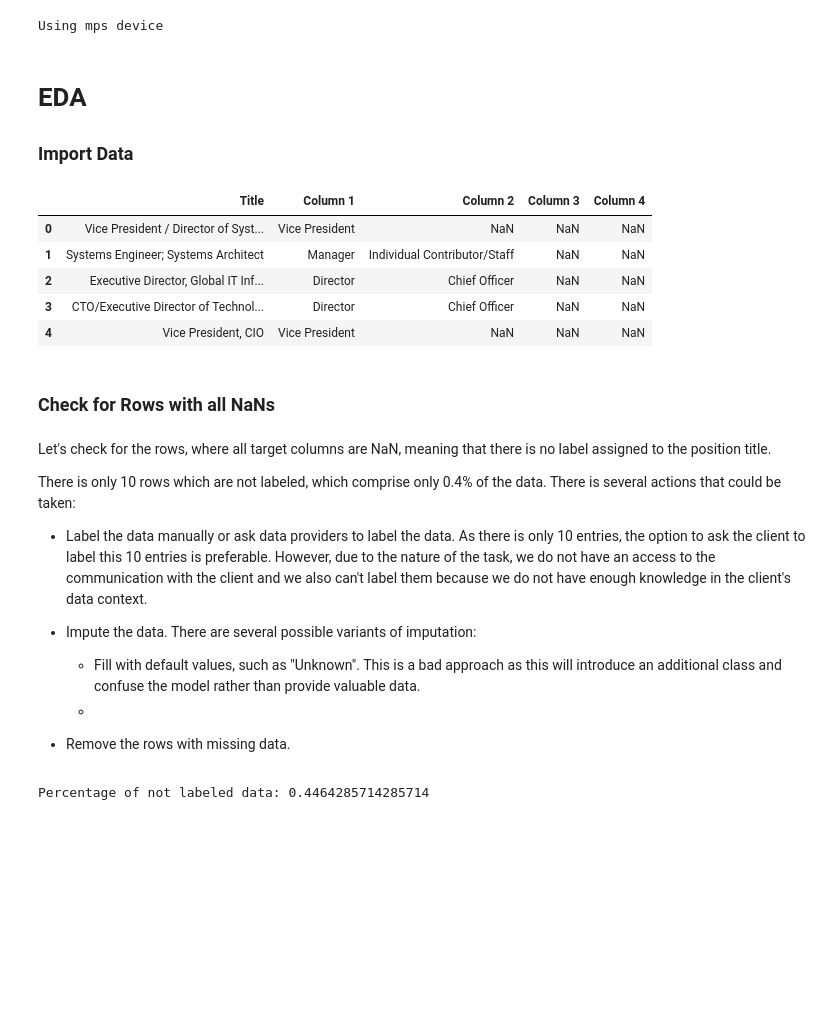
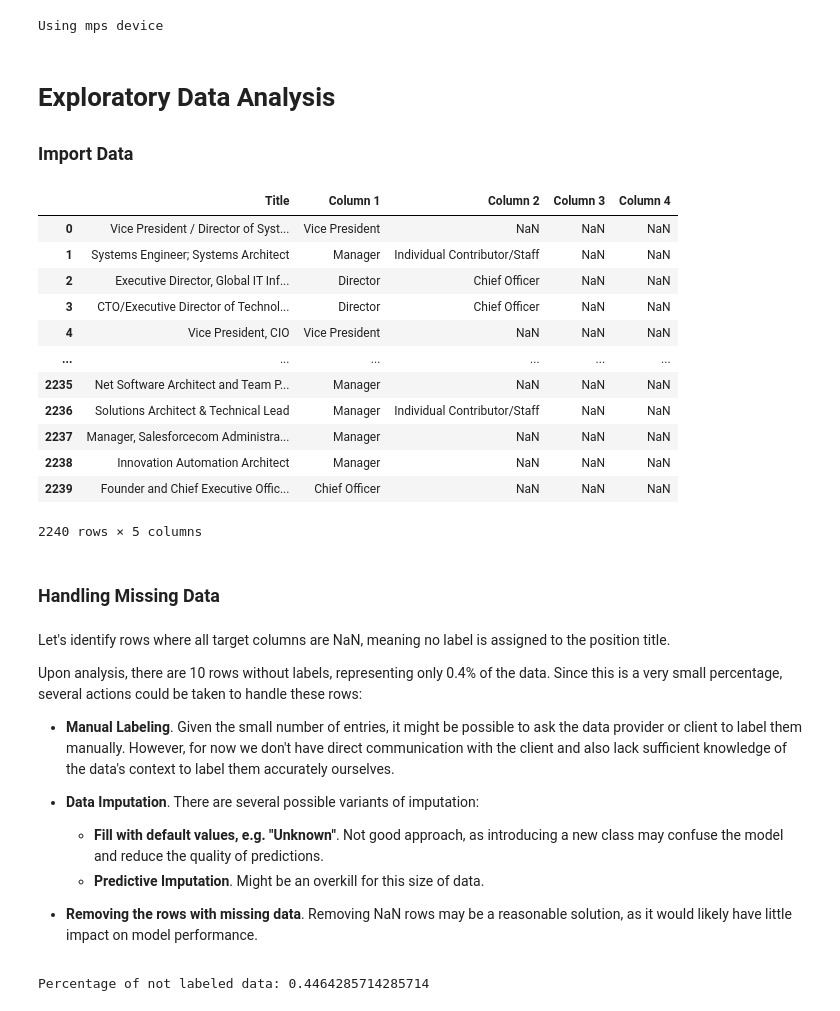
Before and after one commit to anyaachan/JobTitleClassification, a Jupyter notebook: model.ipynb, the cells around one changed output. Drawn from its saved outputs; the diff is of its cells as text; code cells hidden in the pictures; blank space fills up the shorter version.

```diff
--- a/model.ipynb
+++ b/model.ipynb
@@ -27,31 +29,39 @@ print(f"Using {device} device")
 # %% [output]
 Using mps device
 # %% [markdown]
-# EDA
+# Exploratory Data Analysis
 ### Import Data
 # %%
 job_level_data = pd.read_excel("data/JobLevelData.xlsx")
-job_level_data.head()
+job_level_data
 # %% [output]
 |  | Title | Column 1 | Column 2 | Column 3 | Column 4 |
 | 0 | Vice President / Director of Syst... | Vice President | NaN | NaN | NaN |
 | 1 | Systems Engineer; Systems Architect | Manager | Individual Contributor/Staff | NaN | NaN |
 | 2 | Executive Director, Global IT Inf... | Director | Chief Officer | NaN | NaN |
 | 3 | CTO/Executive Director of Technol... | Director | Chief Officer | NaN | NaN |
 | 4 | Vice President, CIO | Vice President | NaN | NaN | NaN |
+| ... | ... | ... | ... | ... | ... |
+| 2235 | Net Software Architect and Team P... | Manager | NaN | NaN | NaN |
+| 2236 | Solutions Architect & Technical Lead | Manager | Individual Contributor/Staff | NaN | NaN |
+| 2237 | Manager, Salesforcecom Administra... | Manager | NaN | NaN | NaN |
+| 2238 | Innovation Automation Architect | Manager | NaN | NaN | NaN |
+| 2239 | Founder and Chief Executive Offic... | Chief Officer | NaN | NaN | NaN |
+2240 rows × 5 columns
 # %% [markdown]
-### Check for Rows with all NaNs
+### Handling Missing Data
 # %% [markdown]
-Let's check for the rows, where all target columns are NaN, meaning that there is no label assigned to the position title.
+Let's identify rows where all target columns are NaN, meaning no label is assigned to the position title.
 
-There is only 10 rows which are not labeled, which comprise only 0.4% of the data. There is several actions that could be taken:
+Upon analysis, there are 10 rows without labels, representing only 0.4% of the data. Since this is a very small percentage, several actions could be taken to handle these rows:
 
-- Label the data manually or ask data providers to label the data. As there is only 10 entries, the option to ask the client to label this 10 entries is preferable. However, due to the nature of the task, we do not have an access to the communication with the client and we also can't label them because we do not have enough knowledge in the client's data context.
-- Impute the data. There are several possible variants of imputation:
+- **Manual Labeling**. Given the small number of entries, it might be possible to ask the data provider or client to label them manually. However, for now we don't have direct communication with the client and also lack sufficient knowledge of the data's context to label them accurately ourselves.
+- **Data Imputation**. There are several possible variants of imputation:
 
-    -  Fill with default values, such as "Unknown". This is a bad approach as this will introduce an additional class and confuse the model rather than provide valuable data.
-    -
-- Remove the rows with missing data.
+    -  **Fill with default values, e.g. "Unknown"**. Not good approach, as introducing a new class may confuse the model and reduce the quality of predictions.
+    - **Predictive Imputation**. Might be an overkill for this size of data.
+
+- **Removing the rows with missing data**. Removing NaN rows may be a reasonable solution, as it would likely have little impact on model performance.
 # %%
 nan_rows = job_level_data[job_level_data.drop(columns=['Title']).isna().all(axis=1)]
 print(f"Percentage of not labeled data: {len(nan_rows) / len(job_level_data) * 100}")
```
Also changed, not shown: parts of 19 cells of this notebook, 1 other file.
